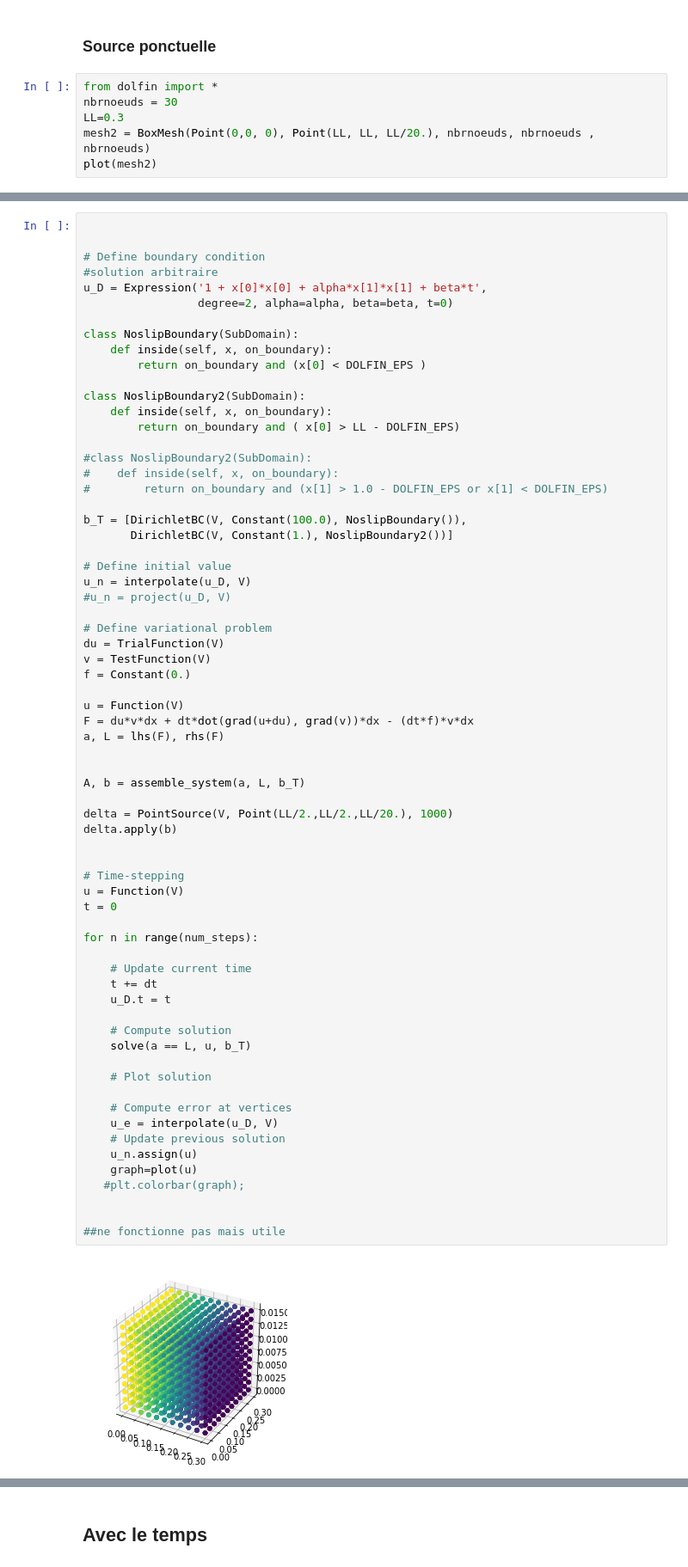
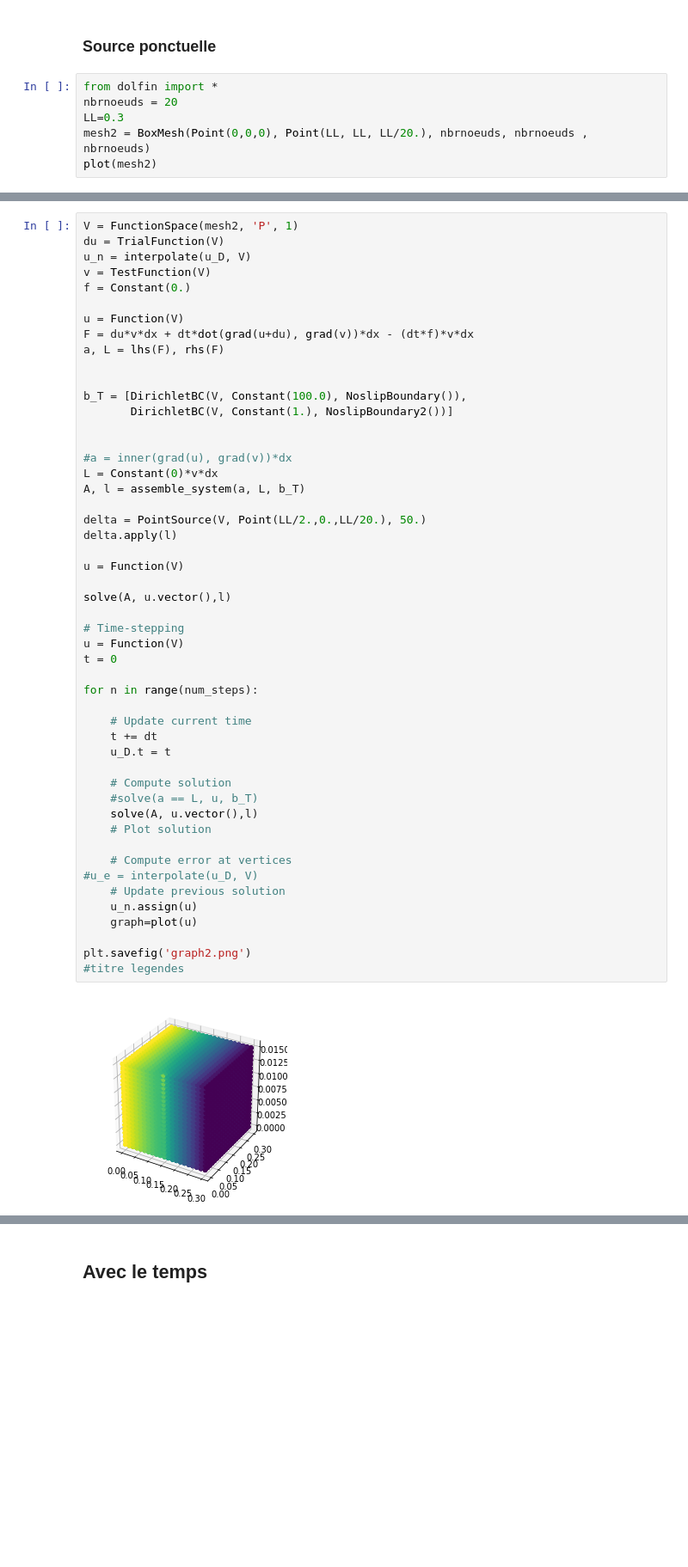
Before and after one commit to 3301239SU/projet, a Jupyter notebook: projetS222.ipynb, the cells around one changed output, grey strips where cells are left out. Shown: that part at 86% size. Drawn from its saved outputs; the diff is of its cells as text; blank space fills up the shorter version.

```diff
--- a/projetS222.ipynb
+++ b/projetS222.ipynb
@@ -124,8 +126,8 @@ plt.colorbar(graph);
 ### Source ponctuelle
 # %%
 from dolfin import *
-nbrnoeuds = 30
+nbrnoeuds = 20
 LL=0.3
-mesh2 = BoxMesh(Point(0,0, 0), Point(LL, LL, LL/20.), nbrnoeuds, nbrnoeuds , nbrnoeuds)
+mesh2 = BoxMesh(Point(0,0,0), Point(LL, LL, LL/20.), nbrnoeuds, nbrnoeuds , nbrnoeuds)
 plot(mesh2)
 # %% [output]
@@ -133,69 +135,52 @@ plot(mesh2)
 # %%
-
-
-# Define boundary condition
-#solution arbitraire
-u_D = Expression('1 + x[0]*x[0] + alpha*x[1]*x[1] + beta*t',
-                 degree=2, alpha=alpha, beta=beta, t=0)
-
-class NoslipBoundary(SubDomain):
-    def inside(self, x, on_boundary):
-        return on_boundary and (x[0] < DOLFIN_EPS )
-
-class NoslipBoundary2(SubDomain):
-    def inside(self, x, on_boundary):
-        return on_boundary and ( x[0] > LL - DOLFIN_EPS)
-
-#class NoslipBoundary2(SubDomain):
-#    def inside(self, x, on_boundary):
-#        return on_boundary and (x[1] > 1.0 - DOLFIN_EPS or x[1] < DOLFIN_EPS)
-
-b_T = [DirichletBC(V, Constant(100.0), NoslipBoundary()),
-       DirichletBC(V, Constant(1.), NoslipBoundary2())]
-
-# Define initial value
+V = FunctionSpace(mesh2, 'P', 1)
+du = TrialFunction(V)
 u_n = interpolate(u_D, V)
-#u_n = project(u_D, V)
-
-# Define variational problem
-du = TrialFunction(V)
 v = TestFunction(V)
 f = Constant(0.)
 
 u = Function(V)
 F = du*v*dx + dt*dot(grad(u+du), grad(v))*dx - (dt*f)*v*dx
 a, L = lhs(F), rhs(F)
 
 
-A, b = assemble_system(a, L, b_T)
+b_T = [DirichletBC(V, Constant(100.0), NoslipBoundary()),
+       DirichletBC(V, Constant(1.), NoslipBoundary2())]
 
-delta = PointSource(V, Point(LL/2.,LL/2.,LL/20.), 1000)
-delta.apply(b)
 
+#a = inner(grad(u), grad(v))*dx
+L = Constant(0)*v*dx
+A, l = assemble_system(a, L, b_T)
+
+delta = PointSource(V, Point(LL/2.,0.,LL/20.), 50.)
+delta.apply(l)
+
+u = Function(V)
+
+solve(A, u.vector(),l)
 
 # Time-stepping
 u = Function(V)
 t = 0
 
 for n in range(num_steps):
 
     # Update current time
     t += dt
     u_D.t = t
 
     # Compute solution
-    solve(a == L, u, b_T)
-
+    #solve(a == L, u, b_T)
+    solve(A, u.vector(),l)
     # Plot solution
 
     # Compute error at vertices
-    u_e = interpolate(u_D, V)
+#u_e = interpolate(u_D, V)
     # Update previous solution
     u_n.assign(u)
     graph=plot(u)
-   #plt.colorbar(graph);
 
-
-##ne fonctionne pas mais utile
+plt.savefig('graph2.png')
+#titre legendes
 # %% [output]
-[figure, old version]
+[figure, new version]
```
Also changed, not shown: parts of 5 cells of this notebook, 42 other files.
